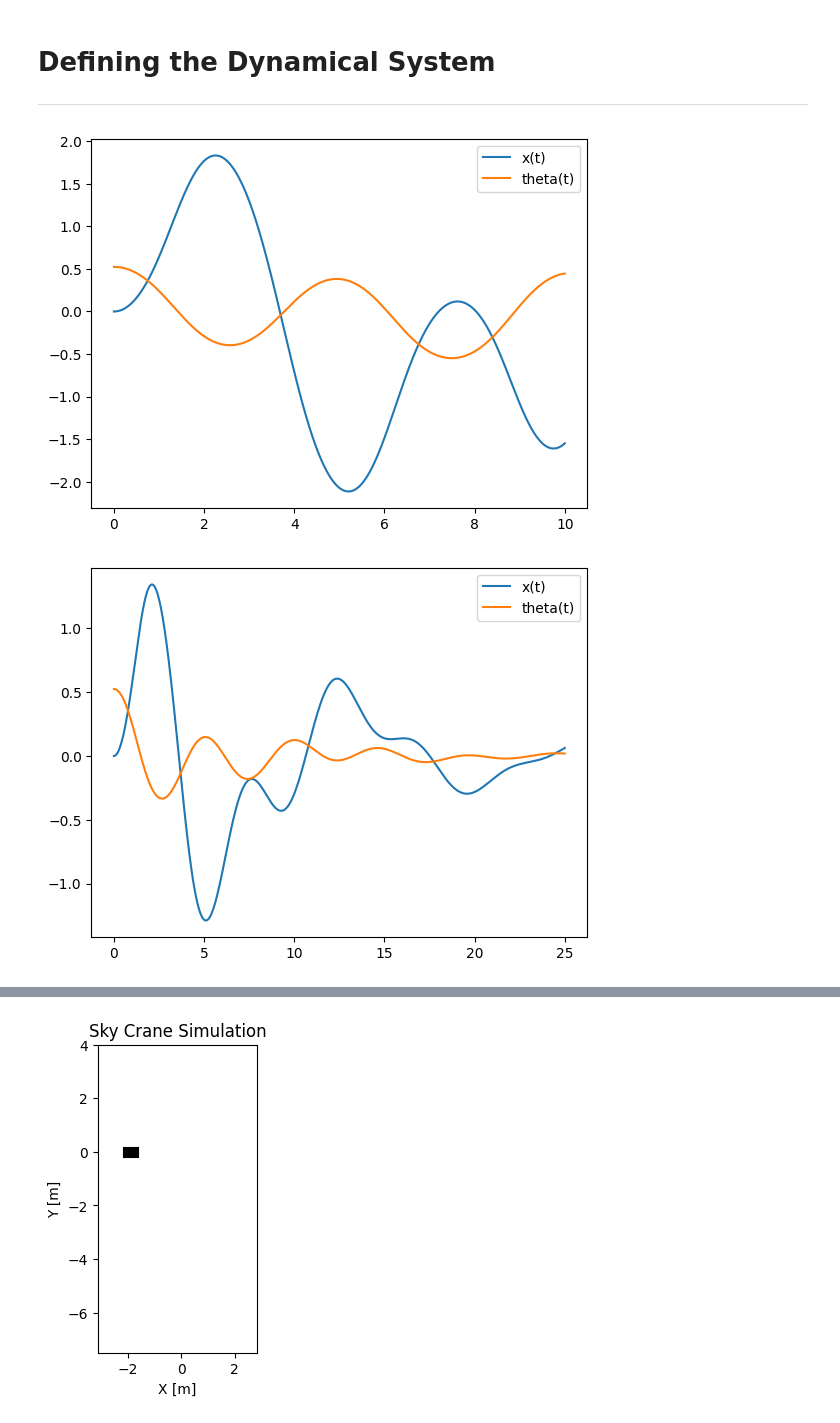
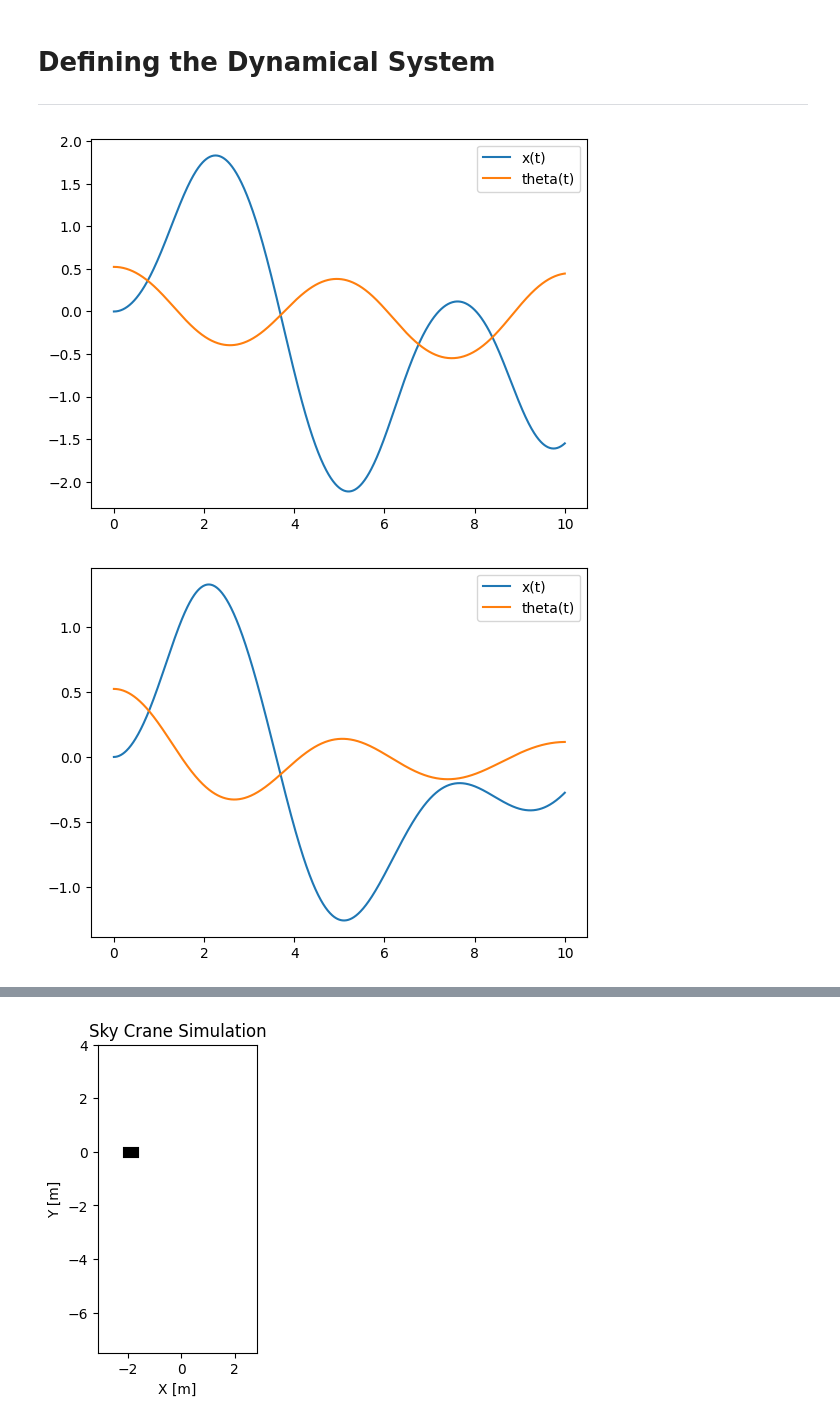
Before and after one commit to elijah-lewis5/AE370-Project-1, a Jupyter notebook: main.ipynb, the cells around one changed output, grey strips where cells are left out. Cells and saved outputs as stored; diff of their text form; code cells hidden in the pictures.

Commit message:
Updates to main, fixed numerical methods

```diff
--- a/main.ipynb
+++ b/main.ipynb
@@ -62,28 +58,17 @@ from data.initial_conditions import methane_conditions
 # initial state: x, xdot, theta, thetadot
 u0 = [0, 0, np.pi/6, 0]
 
-# physical constants
-m1 = 1
-m2 = 1
-l = 5
-k = 0.5
-b = 0.5
-g = 3.73
-constants = (m1, m2, l, k, b, g)   # m1, m2, l, k, b, g
+# run Euler integration
+#t, u = euler_forward(skycrane, u0, dt=0.01, t_final=10.0)
+#t_damp, u_damp = euler_forward(skycrane_damping, u0, dt=0.01, t_final=10.0)
 
-# run Euler integration
-t, u = euler_forward(skycrane, u0, constants, dt=0.01, t_final=10.0)
-t_damp, u_damp = euler_forward(skycrane_damping, u0, constants, dt=0.01, t_final=25.0)
+#run ab3
+U, T = ab3_solve(skycrane, u0, 0.01, 10)
+u_dmp, t_dmp = ab3_solve(skycrane_damping, u0, 0.01, 10)
 # %%
-plt.plot(t, u[:,0], label="x(t)")
-plt.plot(t, u[:,2], label="theta(t)")
-plt.legend()
-plt.show()
-
-plt.plot(t_damp, u_damp[:,0], label="x(t)")
-plt.plot(t_damp, u_damp[:,2], label="theta(t)")
-plt.legend()
-plt.show()
+#plot position and angle vs time using ab3 method
+plot_x_theta(T, U)
+plot_x_theta(t_dmp, u_dmp)
 # %% [output]
 [figure]
-[figure, old version]
+[figure, new version]
```
Also changed, not shown: parts of 2 cells of this notebook, 2 other files.
